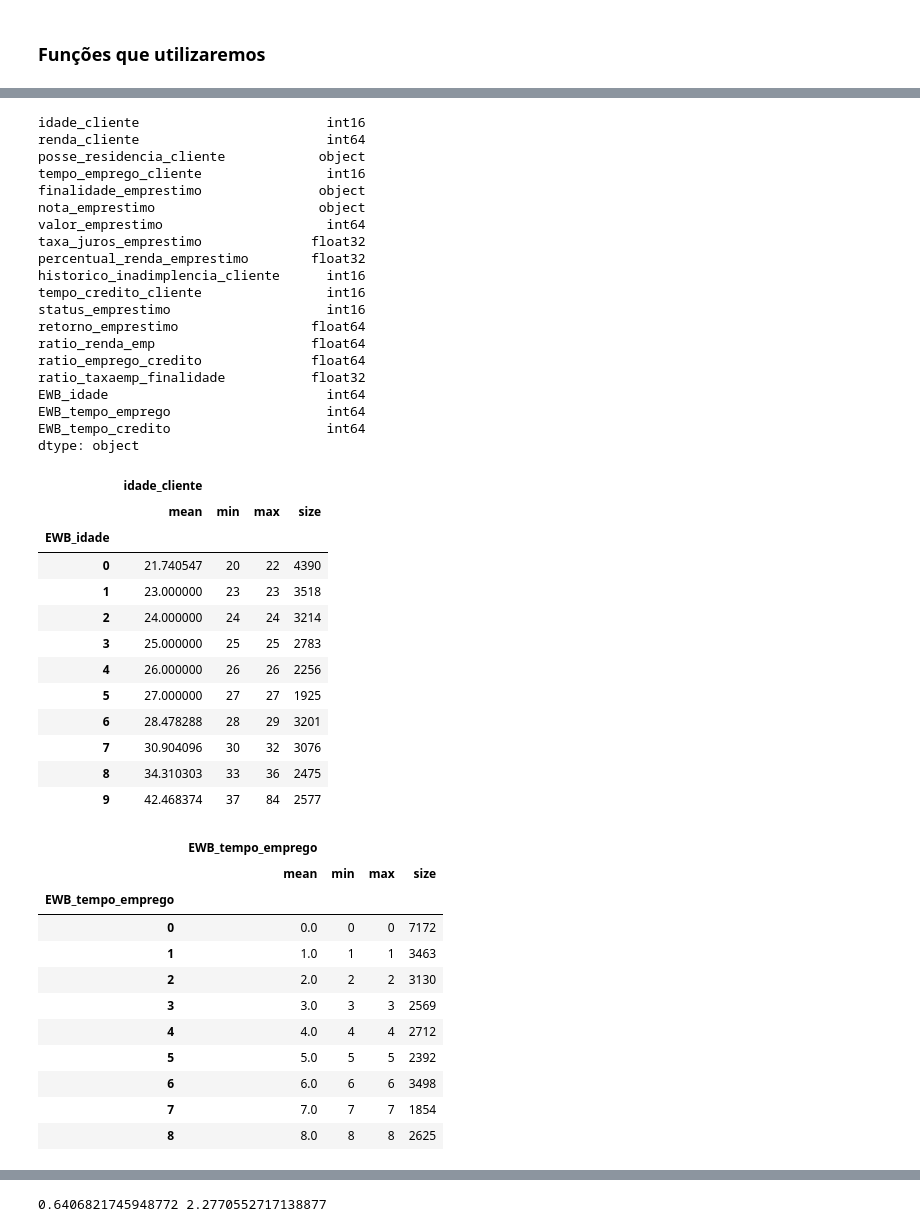
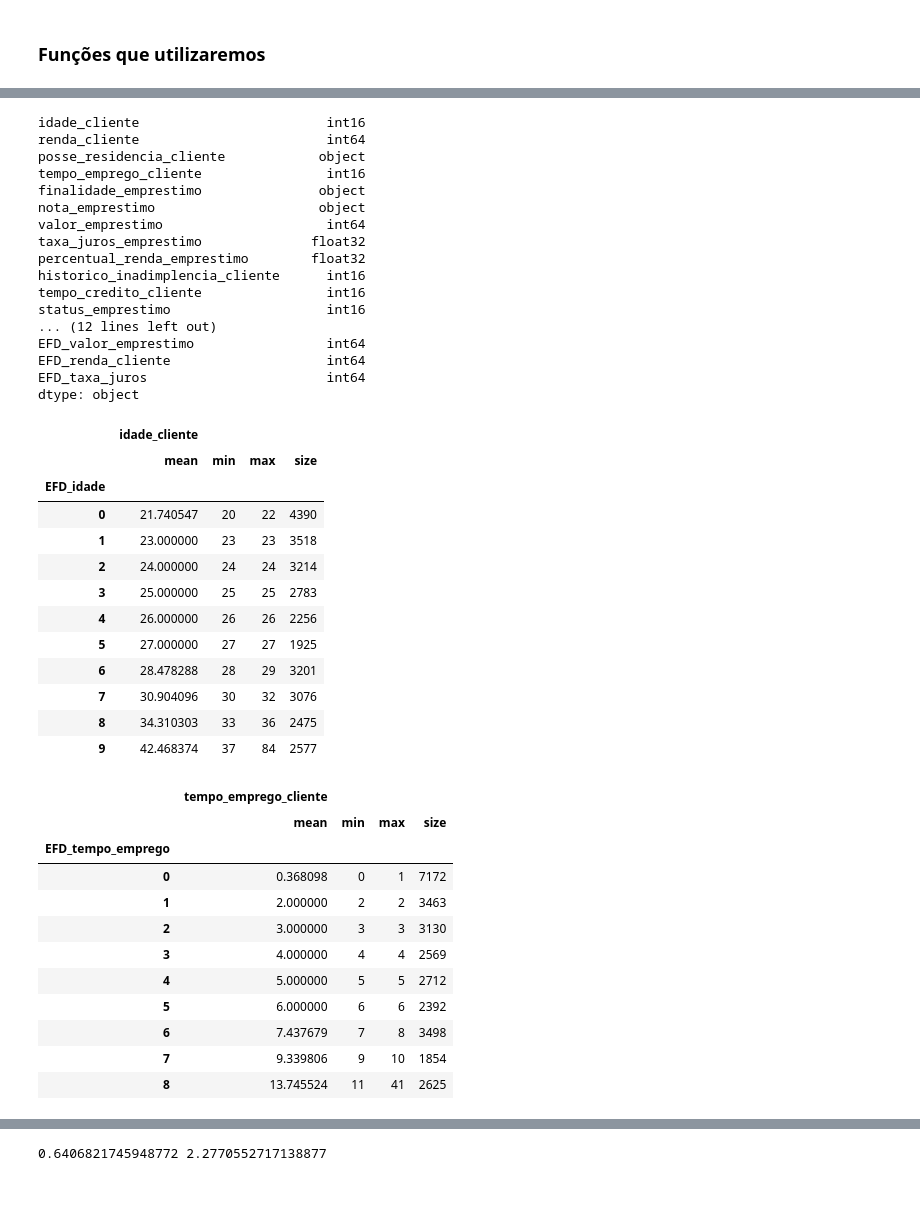
Before and after one commit to GBibiano/risco-credito, a Jupyter notebook: modelagem.ipynb, the cells around one changed output, grey strips where cells are left out. Cells and saved outputs as stored; diff of their text form; code cells hidden in the pictures; blank space fills up the shorter version.

```diff
--- a/modelagem.ipynb
+++ b/modelagem.ipynb
@@ -94,35 +207,37 @@ def treinar_modelo(modelo, X: pd.DataFrame, y: pd.Series, report: bool=False) ->
 # %%
-""" Criando as features abaixo:
- 1. retorno_emprestimo = multiplicar taxa_juros_emprestimo por valor_emprestimo e somar ao valor_emprestimo
- 2. proporcao_renda_emp = dividir renda por emprestimo
- 3. ratio_emprego_credtio = tempo_emprego_cliente dividido por tempo_credito_cliente, dividir por zero = 0
- 4. discretiser = dividir a coluna idade, tempo_emprego e tempo_credito em intervalos utilizando discretisers
- 5. mean_valoremp_finalidade = média de valor_emprestimo para cada nota_emprestimo
-"""
-
 # 1.
 df['retorno_emprestimo'] = df['valor_emprestimo'] * (df['taxa_juros_emprestimo'] / 100 + 1)
-
 # 2.
 df['ratio_renda_emp'] = df['renda_cliente'] / df['valor_emprestimo']
-
 # 3.
 df['ratio_emprego_credito'] = df['tempo_emprego_cliente'] / df['tempo_credito_cliente']
-
+# 4.
+df['media_valemp_nota'] = df.groupby(['nota_emprestimo'])['valor_emprestimo'].transform('mean')
 # 5.
-df['ratio_taxaemp_finalidade'] = df.groupby(['nota_emprestimo'])['taxa_juros_emprestimo'].transform('mean')
-
-# 4. Instanciando o discretizador
-efd_disc = EqualFrequencyDiscretiser()
+df['media_valemp_finalidade'] = df.groupby(['finalidade_emprestimo'])['valor_emprestimo'].transform('mean')
+# 6.
+df['std_valemp_residencia'] = df.groupby(['posse_residencia_cliente'])['valor_emprestimo'].transform('std')
+# 7.
+df['media_renda_nota'] = df.groupby(['nota_emprestimo'])['renda_cliente'].transform('mean')
+# 8.
+df['media_renda_finalidade'] = df.groupby(['finalidade_emprestimo'])['renda_cliente'].transform('mean')
+# 9.
+df['std_renda_residencia'] = df.groupby(['posse_residencia_cliente'])['renda_cliente'].transform('std')
+# 10-15. Instanciando o discretizador
+efd_disc = EqualFrequencyDiscretiser() #EqualWidthDiscretiser(bins=5)
 
 # Ajustando o discretizador aos dados
 try:
     # Ajustando o discretizador aos dados
-    df['EWB_idade'] = efd_disc.fit_transform(df[['idade_cliente']])
-    df['EWB_tempo_emprego'] = efd_disc.fit_transform(df[['tempo_emprego_cliente']])
-    df['EWB_tempo_credito'] = efd_disc.fit_transform(df[['tempo_credito_cliente']])
+    df['EFD_idade'] = efd_disc.fit_transform(df[['idade_cliente']])
+    df['EFD_tempo_emprego'] = efd_disc.fit_transform(df[['tempo_emprego_cliente']])
+    df['EFD_tempo_credito'] = efd_disc.fit_transform(df[['tempo_credito_cliente']])
+    # 18JUL24 feature engineering
+    df['EFD_valor_emprestimo'] = efd_disc.fit_transform(df[['valor_emprestimo']])
+    df['EFD_renda_cliente'] = efd_disc.fit_transform(df[['valor_emprestimo']])
+    df['EFD_taxa_juros'] = efd_disc.fit_transform(df[['valor_emprestimo']])
 except Exception as e:
-    print(f"Erro ao aplicar o EqualWidthDiscretiser: {e}")
+    print(f"Erro ao aplicar o EqualFrequencyDiscretiser: {e}")
 # %%
 df.dtypes
 # %% [output]
@@ -138,21 +253,18 @@ percentual_renda_emprestimo        float32
 historico_inadimplencia_cliente      int16
 tempo_credito_cliente                int16
 status_emprestimo                    int16
-retorno_emprestimo                 float64
-ratio_renda_emp                    float64
-ratio_emprego_credito              float64
-ratio_taxaemp_finalidade           float32
-EWB_idade                            int64
-EWB_tempo_emprego                    int64
-EWB_tempo_credito                    int64
+... (12 lines left out)
+EFD_valor_emprestimo                 int64
+EFD_renda_cliente                    int64
+EFD_taxa_juros                       int64
 dtype: object
 # %%
 # verificando os intervalos criados para a idade
-df.groupby('EWB_idade').agg({'idade_cliente':['mean','min','max', 'size']})
+df.groupby('EFD_idade').agg({'idade_cliente':['mean','min','max', 'size']})
 # %% [output]
 |  | idade_cliente |  |  |  |
 |  | mean | min | max | size |
-| EWB_idade |  |  |  |  |
+| EFD_idade |  |  |  |  |
 | 0 | 21.740547 | 20 | 22 | 4390 |
 | 1 | 23.000000 | 23 | 23 | 3518 |
 | 2 | 24.000000 | 24 | 24 | 3214 |
@@ -165,19 +277,19 @@ df.groupby('EWB_idade').agg({'idade_cliente':['mean','min','max', 'size']})
 | 9 | 42.468374 | 37 | 84 | 2577 |
 # %%
 # verificando os intervalos criados para o tempo de serviço
-df.groupby('EWB_tempo_emprego').agg({'EWB_tempo_emprego':['mean','min','max', 'size']})
+df.groupby('EFD_tempo_emprego').agg({'tempo_emprego_cliente':['mean','min','max', 'size']})
 # %% [output]
-|  | EWB_tempo_emprego |  |  |  |
+|  | tempo_emprego_cliente |  |  |  |
 |  | mean | min | max | size |
-| EWB_tempo_emprego |  |  |  |  |
-| 0 | 0.0 | 0 | 0 | 7172 |
-| 1 | 1.0 | 1 | 1 | 3463 |
-| 2 | 2.0 | 2 | 2 | 3130 |
-| 3 | 3.0 | 3 | 3 | 2569 |
-| 4 | 4.0 | 4 | 4 | 2712 |
-| 5 | 5.0 | 5 | 5 | 2392 |
-| 6 | 6.0 | 6 | 6 | 3498 |
-| 7 | 7.0 | 7 | 7 | 1854 |
-| 8 | 8.0 | 8 | 8 | 2625 |
+| EFD_tempo_emprego |  |  |  |  |
+| 0 | 0.368098 | 0 | 1 | 7172 |
+| 1 | 2.000000 | 2 | 2 | 3463 |
+| 2 | 3.000000 | 3 | 3 | 3130 |
+| 3 | 4.000000 | 4 | 4 | 2569 |
+| 4 | 5.000000 | 5 | 5 | 2712 |
+| 5 | 6.000000 | 6 | 6 | 2392 |
+| 6 | 7.437679 | 7 | 8 | 3498 |
+| 7 | 9.339806 | 9 | 10 | 1854 |
+| 8 | 13.745524 | 11 | 41 | 2625 |
 # %%
 # verificando os intervalos criados para o tempo de crédito em registro
```
Also changed, not shown: parts of 33 cells of this notebook.
